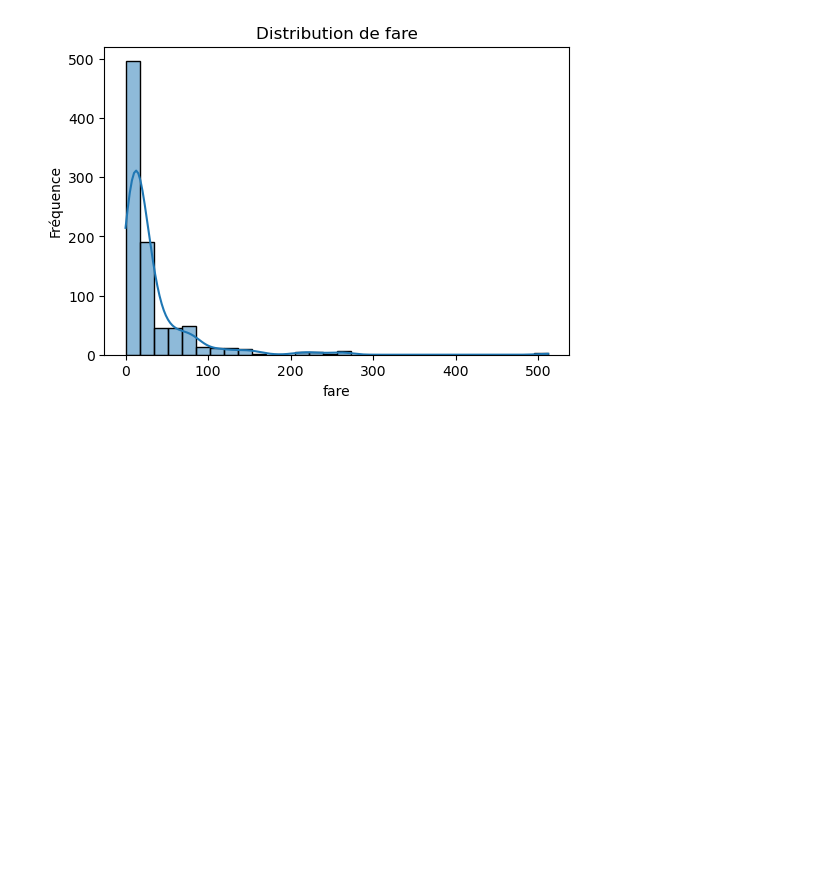
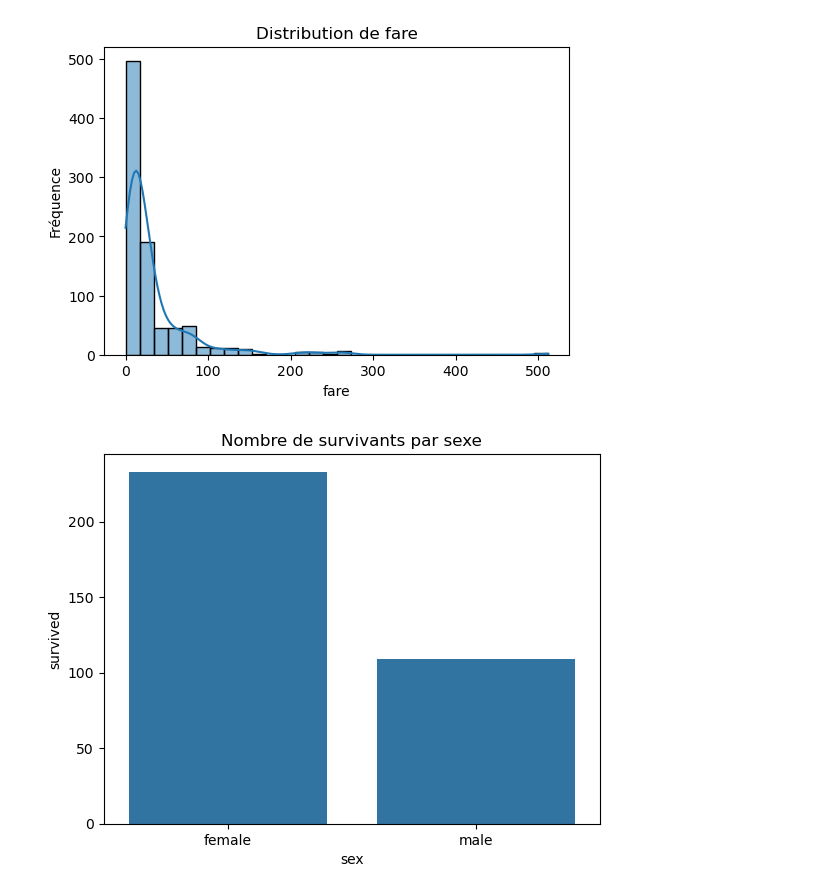
Before and after one commit to rekayahamzaoui-a11y/Project_Sales, a Jupyter notebook: projet5.ipynb, the cells around one changed output. Cells and saved outputs as stored; diff of their text form; code cells hidden in the pictures; blank space fills up the shorter version.

```diff
--- a/projet5.ipynb
+++ b/projet5.ipynb
@@ -142,3 +142,12 @@ for col in numerical_features:
 [figure]
 [figure]
 [figure]
+# %%
+survived_counts = df.groupby('sex')['survived'].sum().reset_index()
+# 'survived' = 1 si survivant, 0 sinon → sum = nombre de survivants
+
+sns.barplot(x='sex', y='survived', data=survived_counts)
+plt.title('Nombre de survivants par sexe')
+plt.show()
+# %% [output]
+[figure, added]
```
Also changed, not shown: parts of 2 cells of this notebook.
